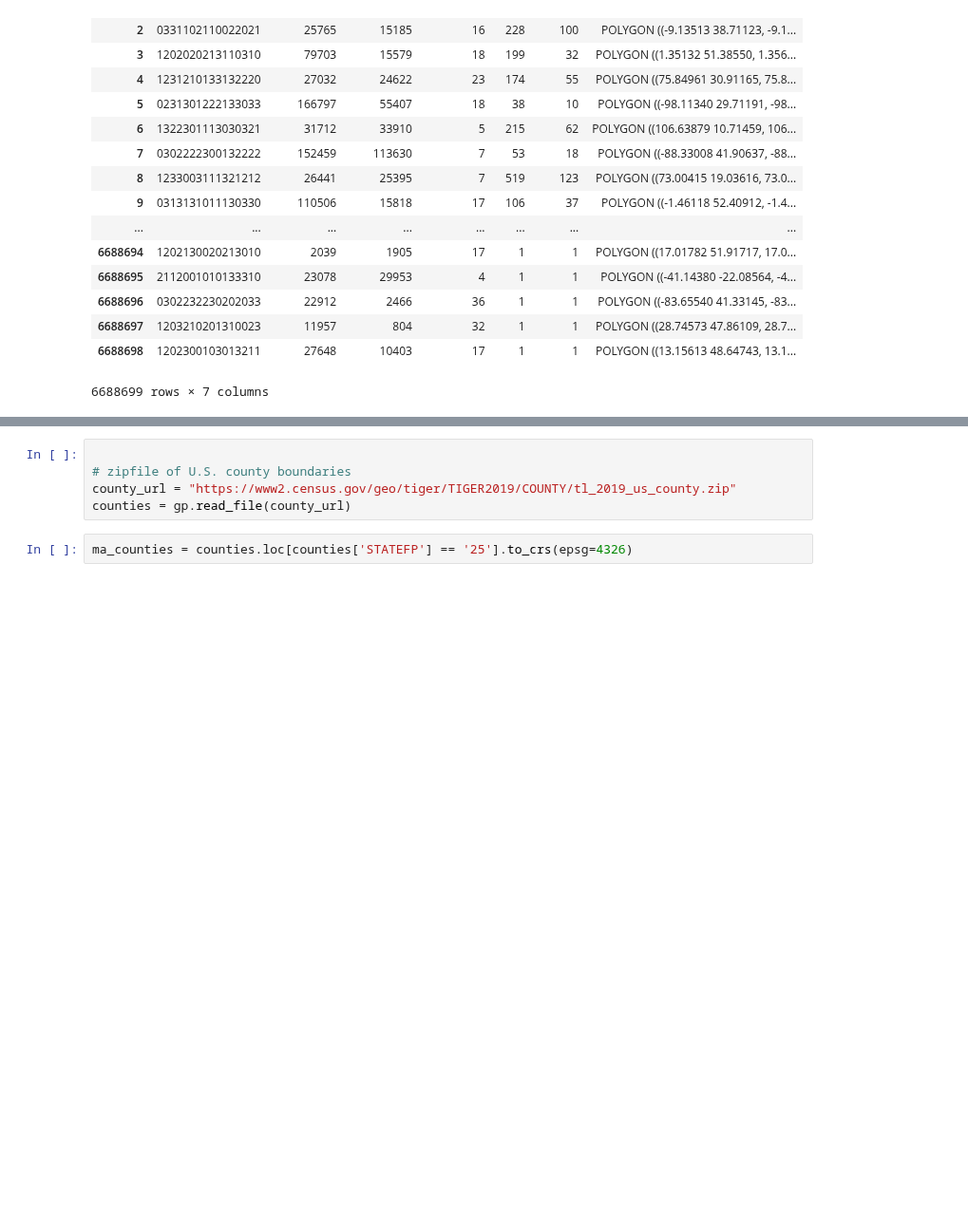
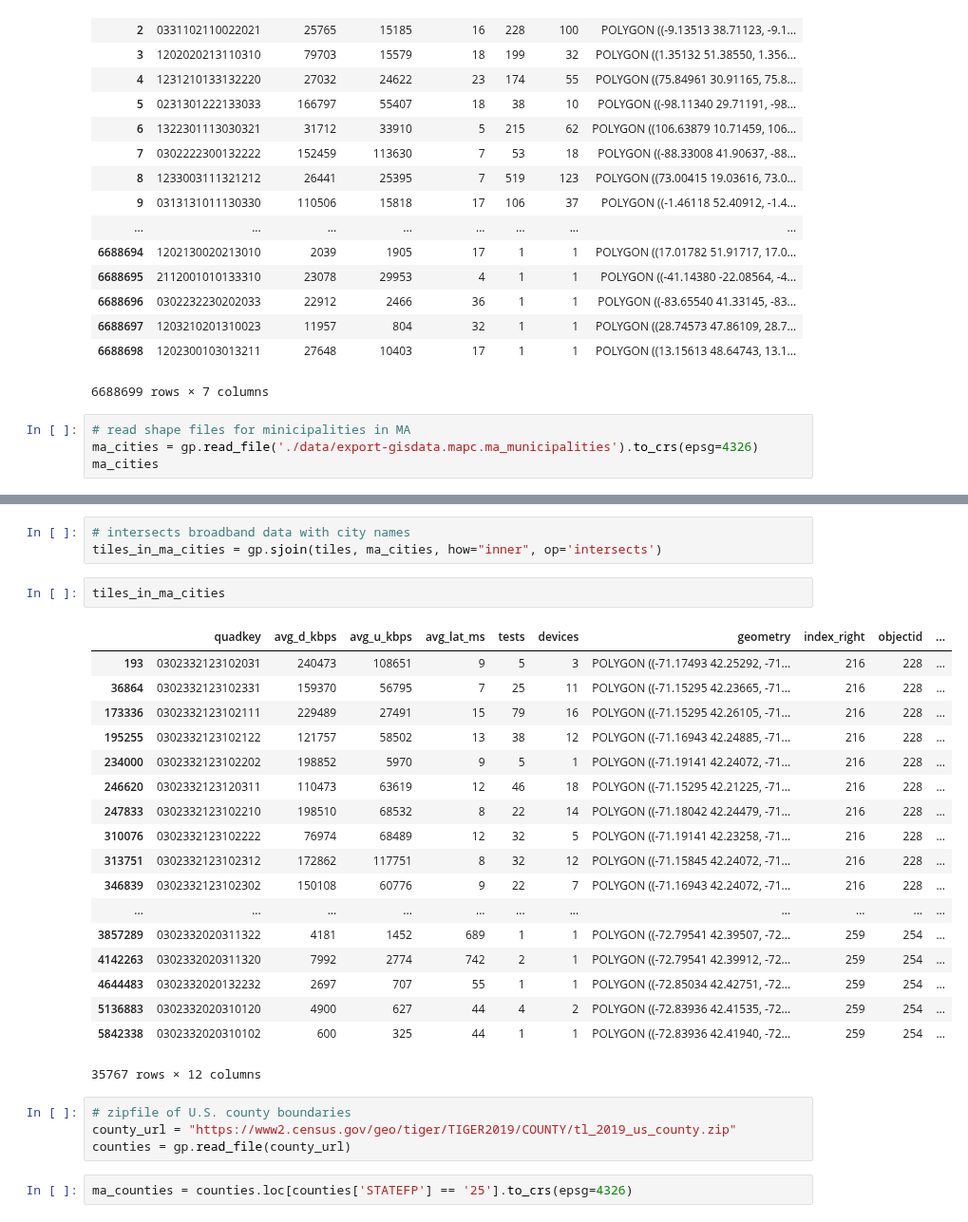
Before and after one commit to BU-Spark/CS506Spring2021Repository, a Jupyter notebook: mapc2/Get Mass Data and Convert to csv.ipynb, the cells around one changed output, grey strips where cells are left out. Shown at 95% size. Cells and saved outputs as stored; diff of their text form; blank space fills up the shorter version.

```diff
--- a/mapc2/Get Mass Data and Convert to csv.ipynb
+++ b/mapc2/Get Mass Data and Convert to csv.ipynb
@@ -77,3 +78,7 @@ tiles
 | 6688697 | 1203210201310023 | 11957 | 804 | 32 | 1 | 1 | POLYGON ((28.74573 47.86109, 28.7... |
 | 6688698 | 1202300103013211 | 27648 | 10403 | 17 | 1 | 1 | POLYGON ((13.15613 48.64743, 13.1... |
 6688699 rows × 7 columns
+# %%
+# read shape files for minicipalities in MA
+ma_cities = gp.read_file('./data/export-gisdata.mapc.ma_municipalities').to_crs(epsg=4326)
+ma_cities
@@ -80,5 +104,28 @@ tiles
+# %%
+# intersects broadband data with city names
+tiles_in_ma_cities = gp.sjoin(tiles, ma_cities, how="inner", op='intersects')
+# %%
+tiles_in_ma_cities
+# %% [output]
+|  | quadkey | avg_d_kbps | avg_u_kbps | avg_lat_ms | tests | devices | geometry | index_right | objectid | ... |
+| 193 | 0302332123102031 | 240473 | 108651 | 9 | 5 | 3 | POLYGON ((-71.17493 42.25292, -71... | 216 | 228 | ... |
+| 36864 | 0302332123102331 | 159370 | 56795 | 7 | 25 | 11 | POLYGON ((-71.15295 42.23665, -71... | 216 | 228 | ... |
+| 173336 | 0302332123102111 | 229489 | 27491 | 15 | 79 | 16 | POLYGON ((-71.15295 42.26105, -71... | 216 | 228 | ... |
+| 195255 | 0302332123102122 | 121757 | 58502 | 13 | 38 | 12 | POLYGON ((-71.16943 42.24885, -71... | 216 | 228 | ... |
+| 234000 | 0302332123102202 | 198852 | 5970 | 9 | 5 | 1 | POLYGON ((-71.19141 42.24072, -71... | 216 | 228 | ... |
+| 246620 | 0302332123120311 | 110473 | 63619 | 12 | 46 | 18 | POLYGON ((-71.15295 42.21225, -71... | 216 | 228 | ... |
+| 247833 | 0302332123102210 | 198510 | 68532 | 8 | 22 | 14 | POLYGON ((-71.18042 42.24479, -71... | 216 | 228 | ... |
+| 310076 | 0302332123102222 | 76974 | 68489 | 12 | 32 | 5 | POLYGON ((-71.19141 42.23258, -71... | 216 | 228 | ... |
+| 313751 | 0302332123102312 | 172862 | 117751 | 8 | 32 | 12 | POLYGON ((-71.15845 42.24072, -71... | 216 | 228 | ... |
+| 346839 | 0302332123102302 | 150108 | 60776 | 9 | 22 | 7 | POLYGON ((-71.16943 42.24072, -71... | 216 | 228 | ... |
+| ... | ... | ... | ... | ... | ... | ... | ... | ... | ... | ... |
+| 3857289 | 0302332020311322 | 4181 | 1452 | 689 | 1 | 1 | POLYGON ((-72.79541 42.39507, -72... | 259 | 254 | ... |
+| 4142263 | 0302332020311320 | 7992 | 2774 | 742 | 2 | 1 | POLYGON ((-72.79541 42.39912, -72... | 259 | 254 | ... |
+| 4644483 | 0302332020132232 | 2697 | 707 | 55 | 1 | 1 | POLYGON ((-72.85034 42.42751, -72... | 259 | 254 | ... |
+| 5136883 | 0302332020310120 | 4900 | 627 | 44 | 4 | 2 | POLYGON ((-72.83936 42.41535, -72... | 259 | 254 | ... |
+| 5842338 | 0302332020310102 | 600 | 325 | 44 | 1 | 1 | POLYGON ((-72.83936 42.41940, -72... | 259 | 254 | ... |
+35767 rows × 12 columns
 # %%
-
 # zipfile of U.S. county boundaries
 county_url = "https://www2.census.gov/geo/tiger/TIGER2019/COUNTY/tl_2019_us_county.zip"
 counties = gp.read_file(county_url)
```
Also changed, not shown: parts of 13 cells of this notebook, 1 other file.
